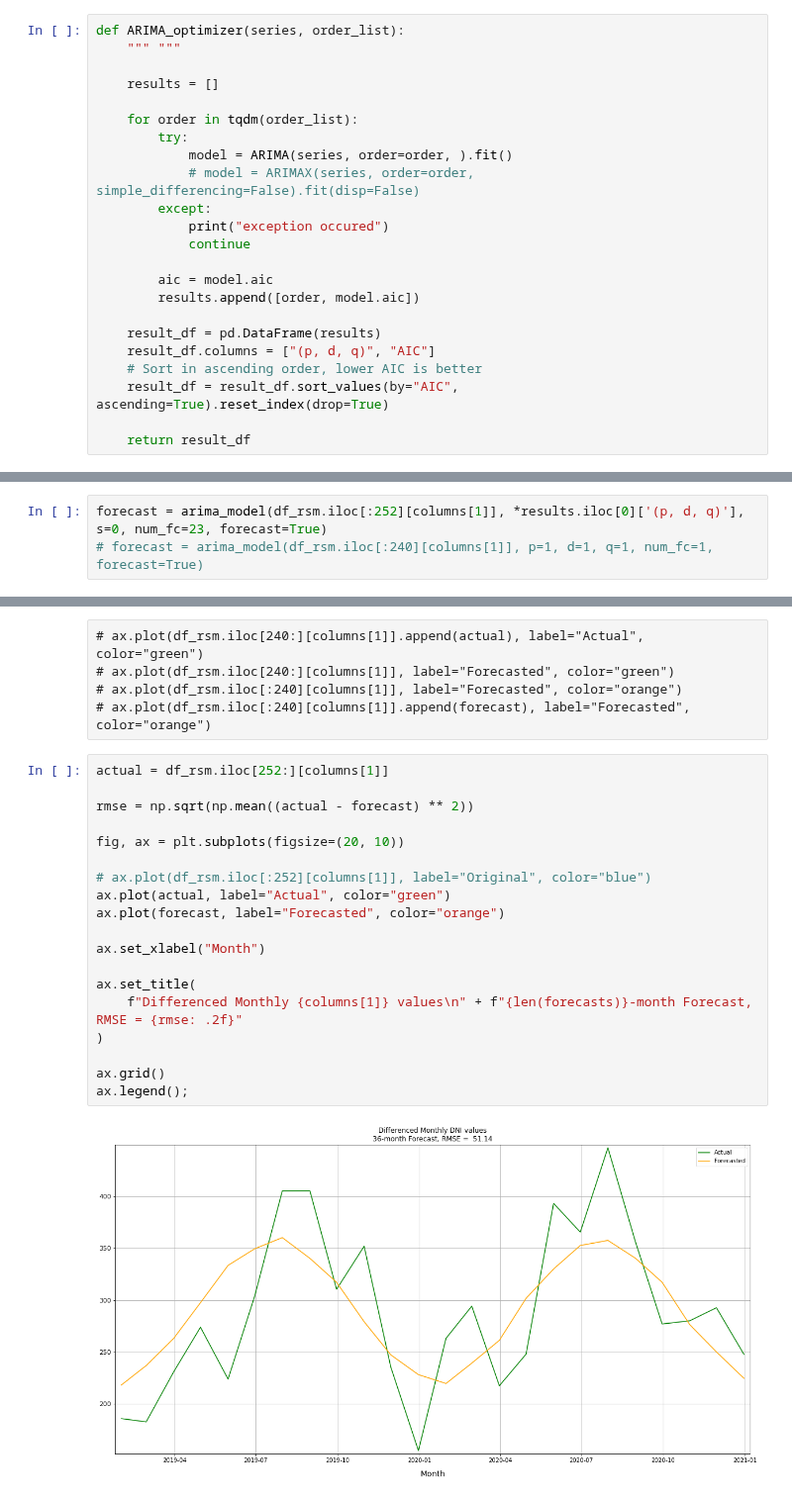
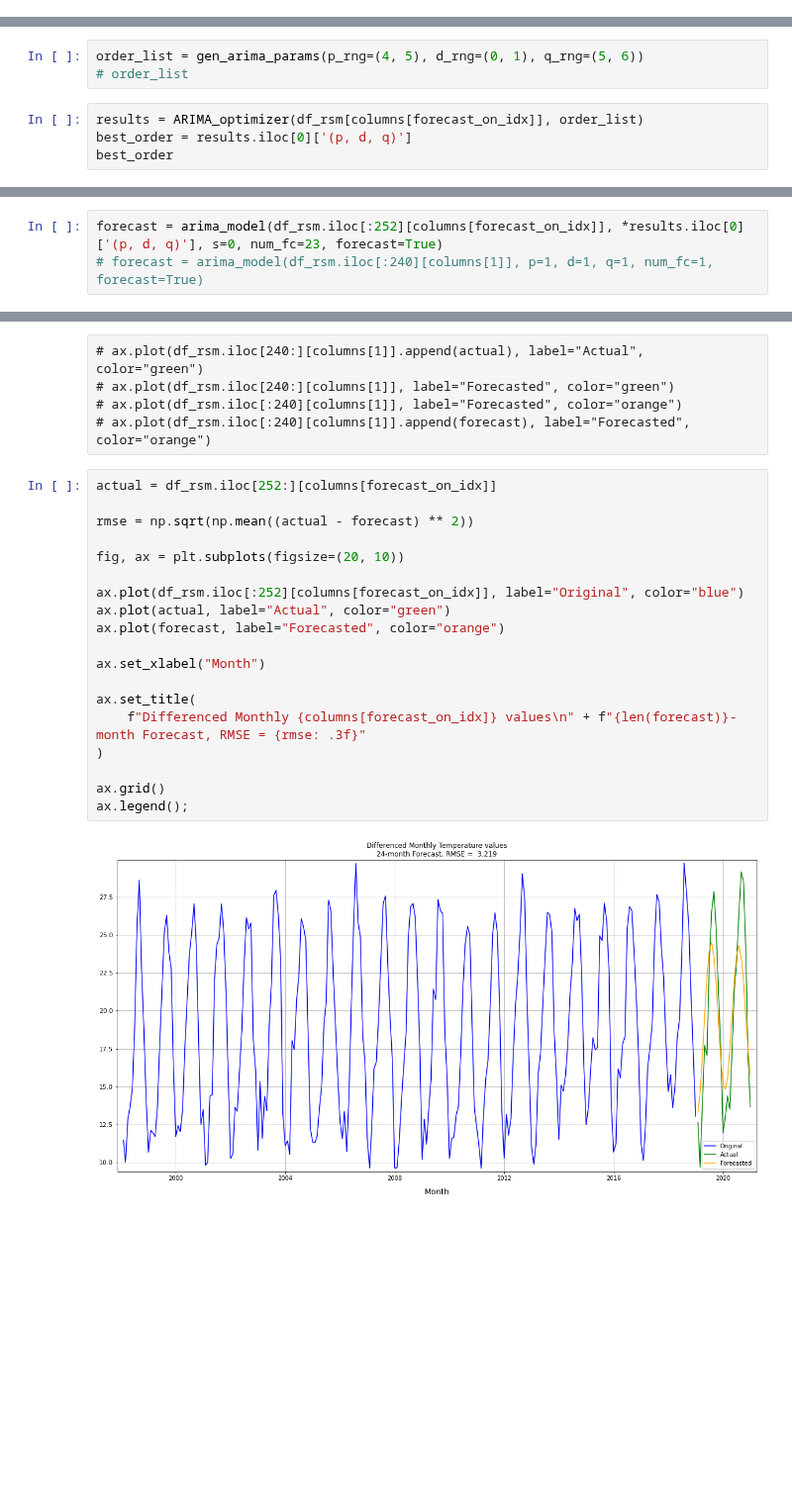
Before and after one commit to gamyers/solar-697, a Jupyter notebook: gm/notebooks/ts_arima.ipynb, the cells around one changed output, grey strips where cells are left out. Shown at 99% size. Drawn from its saved outputs; the diff is of its cells as text; blank space fills up the shorter version.

```diff
--- a/gm/notebooks/ts_arima.ipynb
+++ b/gm/notebooks/ts_arima.ipynb
@@ -155,23 +141,0 @@ Order list length: 100
-# %%
-def ARIMA_optimizer(series, order_list):
-    """ """
-
-    results = []
-
-    for order in tqdm(order_list):
-        try:
-            model = ARIMA(series, order=order, ).fit()
-            # model = ARIMAX(series, order=order, simple_differencing=False).fit(disp=False)
-        except:
-            print("exception occured")
-            continue
-
-        aic = model.aic
-        results.append([order, model.aic])
-
-    result_df = pd.DataFrame(results)
-    result_df.columns = ["(p, d, q)", "AIC"]
-    # Sort in ascending order, lower AIC is better
-    result_df = result_df.sort_values(by="AIC", ascending=True).reset_index(drop=True)
-
-    return result_df
@@ -192,0 +178,7 @@ results.iloc[0]['(p, d, q)']
+# %%
+order_list = gen_arima_params(p_rng=(4, 5), d_rng=(0, 1), q_rng=(5, 6))
+# order_list
+# %%
+results = ARIMA_optimizer(df_rsm[columns[forecast_on_idx]], order_list)
+best_order = results.iloc[0]['(p, d, q)']
+best_order
@@ -277,7 +271,7 @@ def arima_forecast(series, num_forecasts, p=0, d=0, q=0):
 
     return forecasts
 # %%
-forecast = arima_model(df_rsm.iloc[:252][columns[1]], *results.iloc[0]['(p, d, q)'], s=0, num_fc=23, forecast=True)
+forecast = arima_model(df_rsm.iloc[:252][columns[forecast_on_idx]], *results.iloc[0]['(p, d, q)'], s=0, num_fc=23, forecast=True)
 # forecast = arima_model(df_rsm.iloc[:240][columns[1]], p=1, d=1, q=1, num_fc=1, forecast=True)
 # %%
 # display(df_rsm.iloc[237:240])
@@ -294,23 +288,23 @@ forecast = arima_model(df_rsm.iloc[:252][columns[1]], *results.iloc[0]['(p, d, q
 # ax.plot(df_rsm.iloc[:240][columns[1]], label="Forecasted", color="orange")
 # ax.plot(df_rsm.iloc[:240][columns[1]].append(forecast), label="Forecasted", color="orange")
 # %%
-actual = df_rsm.iloc[252:][columns[1]]
+actual = df_rsm.iloc[252:][columns[forecast_on_idx]]
 
 rmse = np.sqrt(np.mean((actual - forecast) ** 2))
 
 fig, ax = plt.subplots(figsize=(20, 10))
 
-# ax.plot(df_rsm.iloc[:252][columns[1]], label="Original", color="blue")
+ax.plot(df_rsm.iloc[:252][columns[forecast_on_idx]], label="Original", color="blue")
 ax.plot(actual, label="Actual", color="green")
 ax.plot(forecast, label="Forecasted", color="orange")
 
 ax.set_xlabel("Month")
 
 ax.set_title(
-    f"Differenced Monthly {columns[1]} values\n" + f"{len(forecasts)}-month Forecast, RMSE = {rmse: .2f}"
+    f"Differenced Monthly {columns[forecast_on_idx]} values\n" + f"{len(forecast)}-month Forecast, RMSE = {rmse: .3f}"
 )
 
 ax.grid()
 ax.legend();
 # %% [output]
-[figure, old version]
+[figure, new version]
```
Also changed, not shown: parts of 17 cells of this notebook, 1 other file.
